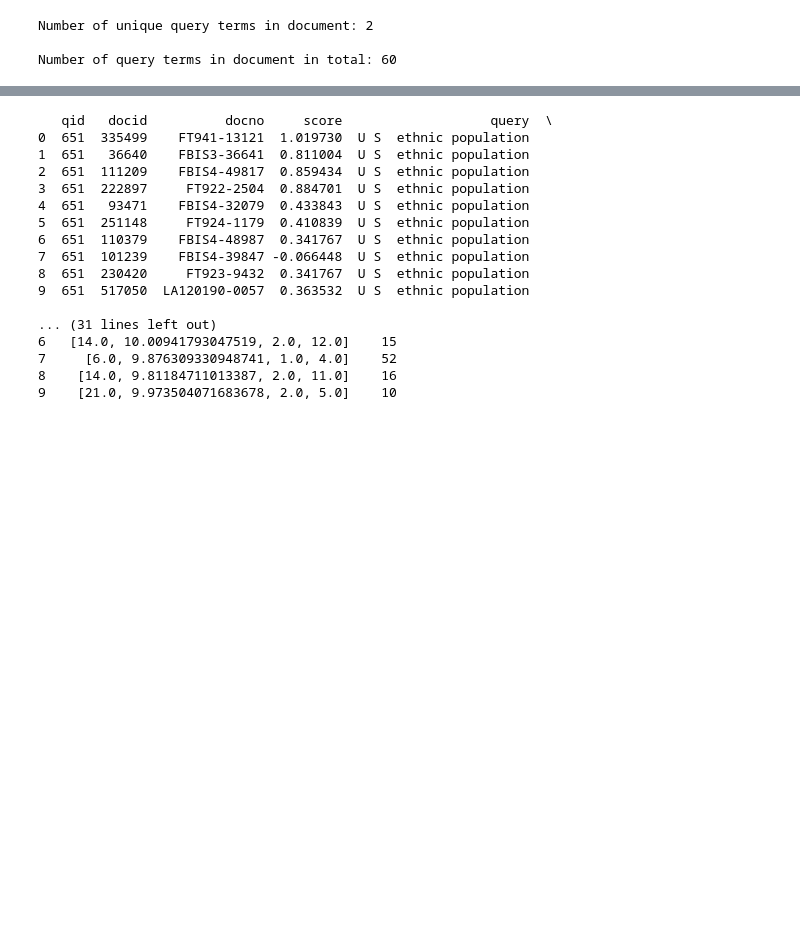
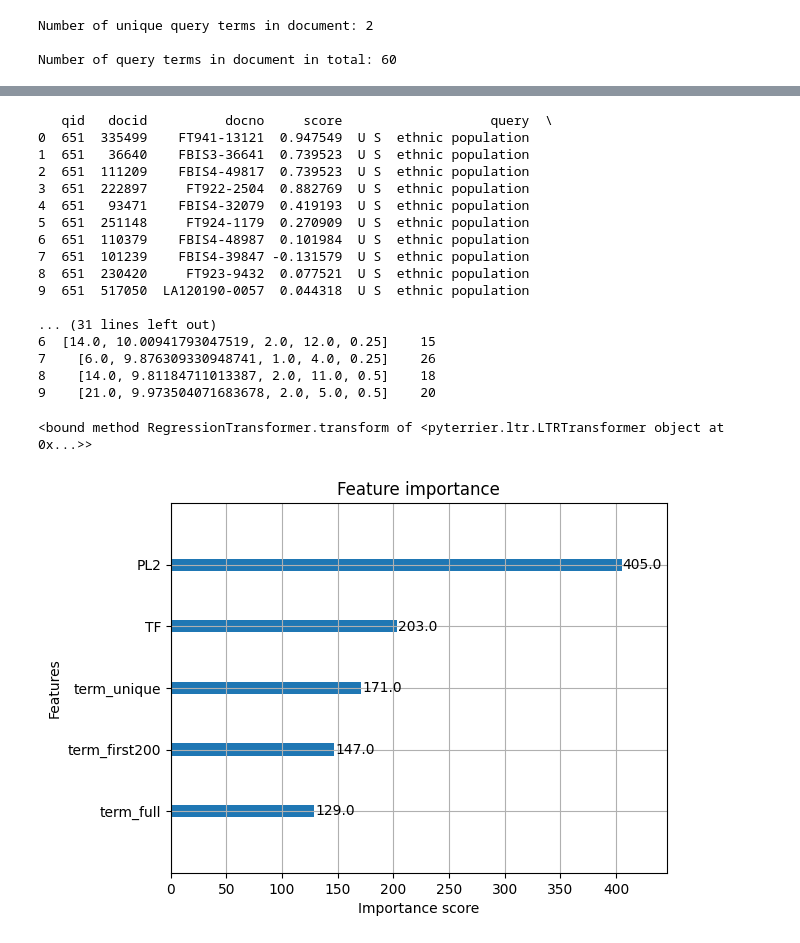
Before and after one commit to firefly-code/InformationRetrival, a Jupyter notebook: custom_features_n.ipynb, the cells around one changed output, grey strips where cells are left out. Saved outputs shown, nothing was run; the diff lists cells and outputs as text; code cells hidden in the pictures; blank space fills up the shorter version.

Commit message:
added feature and some graphs for feature importance and experiment output to excel

```diff
--- a/custom_features_n.ipynb
+++ b/custom_features_n.ipynb
@@ -121,6 +101,23 @@ def count_term_in_body_full(row, meta_index):
     # Count total occurrences
     count = sum(body_terms.count(term) for term in query_terms)
     return count
+# %%
+#Function3
+def query_coverage_first_200(row, meta_index):
+    docno = row["docno"]
+    docid = meta_index.getDocument("docno", docno)
+    if docid == -1:
+        return 0.0
+
+    body = meta_index.getItem("body", docid) or ""
+
+    body_terms = body.lower().split()[:200]
+    query_terms = row["query"].lower().split()
+    if not query_terms:
+        return 0.0
+
+    matched_terms = sum(1 for term in query_terms if term in body_terms)
+    return float(matched_terms / len(query_terms))
 # %%
 #Testing the functions on an example:
 docid = 0
@@ -146,6 +143,8 @@ Number of unique query terms in document: 2
 
 Number of query terms in document in total: 60
 # %%
+
+
 custom_feature_transformer_unique = pt.apply.doc_score(
     lambda row: count_term_in_body_unique(row, meta_index)
 )
@@ -153,6 +152,10 @@ custom_feature_transformer_unique = pt.apply.doc_score(
 custom_feature_transformer_full = pt.apply.doc_score(
     lambda row: count_term_in_body_full(row, meta_index)
 )
+
+custom_feature_coverage_200 = pt.apply.doc_score(
+    lambda row: query_coverage_first_200(row, meta_index)
+)
 # %%
 topics = ds.get_topics().rename(columns={"title": "query"})
 topics["query"] = topics["query"].apply(lambda x: re.sub(r'[^A-Za-z0-9 ]+', ' ', x))
@@ -169,7 +172,9 @@ bm25 = pt.terrier.Retriever(index_ref, wmodel="BM25")
 tf = pt.terrier.Retriever(index_ref, wmodel="Tf")
 pl2 = pt.terrier.Retriever(index_ref, wmodel="PL2")
 
-pipeline = bm25 >> (tf ** pl2 ** custom_feature_transformer_unique ** custom_feature_transformer_full)
+features = []
+
+pipeline = bm25 >> (tf ** pl2 ** custom_feature_transformer_unique ** custom_feature_transformer_full**custom_feature_coverage_200)
 
 xgb_ranker = xgb.XGBRanker(
     objective="rank:ndcg",
@@ -194,19 +199,33 @@ results.to_csv("ltr_results_nn.csv", index=False)
 print(results.head(10))
 # %% [output]
    qid   docid          docno     score                   query  \
-0  651  335499    FT941-13121  1.019730  U S  ethnic population
-1  651   36640    FBIS3-36641  0.811004  U S  ethnic population
-2  651  111209    FBIS4-49817  0.859434  U S  ethnic population
-3  651  222897     FT922-2504  0.884701  U S  ethnic population
-4  651   93471    FBIS4-32079  0.433843  U S  ethnic population
-5  651  251148     FT924-1179  0.410839  U S  ethnic population
-6  651  110379    FBIS4-48987  0.341767  U S  ethnic population
-7  651  101239    FBIS4-39847 -0.066448  U S  ethnic population
-8  651  230420     FT923-9432  0.341767  U S  ethnic population
-9  651  517050  LA120190-0057  0.363532  U S  ethnic population
+0  651  335499    FT941-13121  0.947549  U S  ethnic population
+1  651   36640    FBIS3-36641  0.739523  U S  ethnic population
+2  651  111209    FBIS4-49817  0.739523  U S  ethnic population
+3  651  222897     FT922-2504  0.882769  U S  ethnic population
+4  651   93471    FBIS4-32079  0.419193  U S  ethnic population
+5  651  251148     FT924-1179  0.270909  U S  ethnic population
+6  651  110379    FBIS4-48987  0.101984  U S  ethnic population
+7  651  101239    FBIS4-39847 -0.131579  U S  ethnic population
+8  651  230420     FT923-9432  0.077521  U S  ethnic population
+9  651  517050  LA120190-0057  0.044318  U S  ethnic population
 
 ... (31 lines left out)
-6   [14.0, 10.00941793047519, 2.0, 12.0]    15
-7     [6.0, 9.876309330948741, 1.0, 4.0]    52
-8    [14.0, 9.81184711013387, 2.0, 11.0]    16
-9    [21.0, 9.973504071683678, 2.0, 5.0]    10
+6  [14.0, 10.00941793047519, 2.0, 12.0, 0.25]    15
+7    [6.0, 9.876309330948741, 1.0, 4.0, 0.25]    26
+8    [14.0, 9.81184711013387, 2.0, 11.0, 0.5]    18
+9    [21.0, 9.973504071683678, 2.0, 5.0, 0.5]    20
+# %%
+# Weight: Number of times a feature is used in splits.
+# Gain: Average improvement in the loss function when the feature is used.
+# Cover: Average number of samples affected by splits using the feature.
+
+print(ltr_pipeline[-1].transform)
+skle = ltr_pipeline[-1].learner
+xgboo = skle.get_booster()
+xgboo.feature_names = ["TF","PL2","term_unique","term_full","term_first200"]
+xgb.plot_importance(xgboo,importance_type = "weight")
+plt.show()
+# %% [output]
+<bound method RegressionTransformer.transform of <pyterrier.ltr.LTRTransformer object at 0x...>>
+[figure, added]
```
Also changed, not shown: parts of 7 cells of this notebook, 4 other files.
